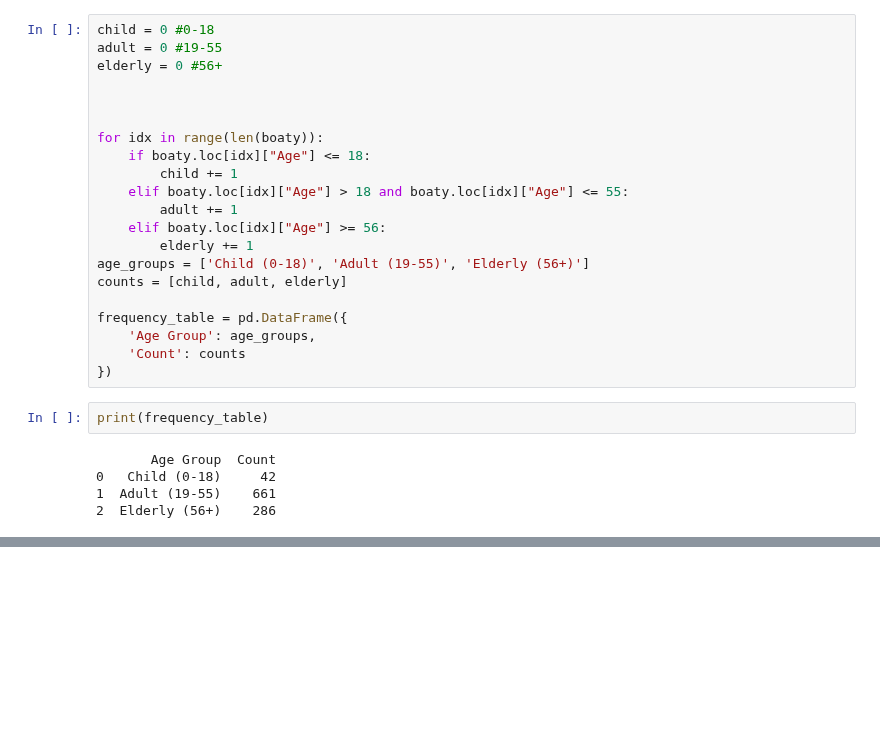
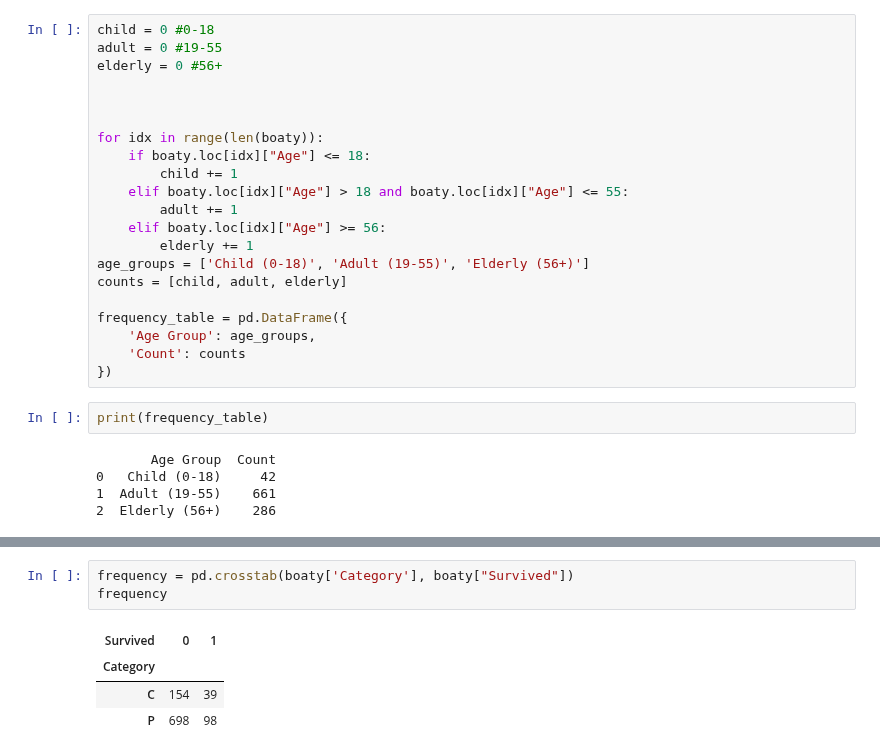
Before and after one commit to IsaacG-L/AI, a Jupyter notebook: Semester 1/Titanic/Titanic.ipynb, the cells around one changed output, grey strips where cells are left out. Cells and saved outputs as stored; diff of their text form; blank space fills up the shorter version.

```diff
--- a/Semester 1/Titanic/Titanic.ipynb
+++ b/Semester 1/Titanic/Titanic.ipynb
@@ -603,0 +639,8 @@ print(frequency_table)
+# %%
+frequency = pd.crosstab(boaty['Category'], boaty["Survived"])
+frequency
+# %% [output]
+| Survived | 0 | 1 |
+| Category |  |  |
+| C | 154 | 39 |
+| P | 698 | 98 |
```
Also changed, not shown: parts of 11 cells of this notebook.
